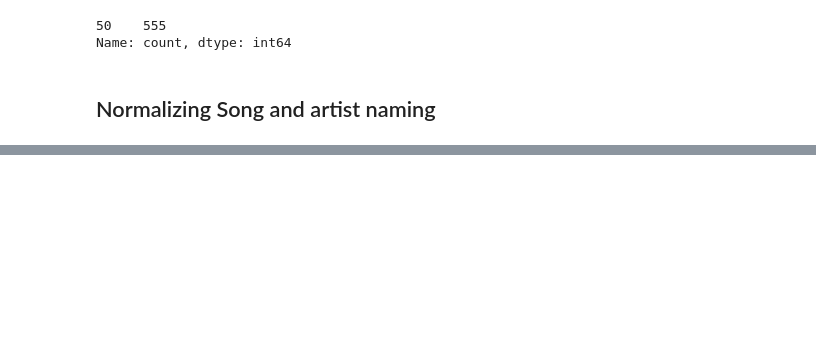
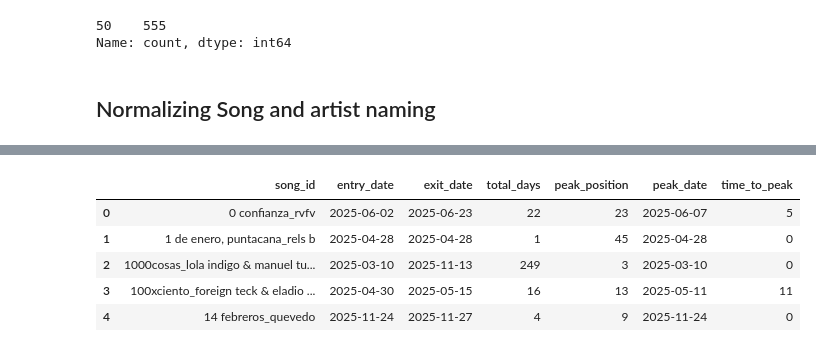
Before and after one commit to ruhaanizm/spaintopfifty, a Jupyter notebook: eda.ipynb, the cells around one changed output, grey strips where cells are left out. Saved outputs shown, nothing was run; the diff lists cells and outputs as text; code cells hidden in the pictures; blank space fills up the shorter version.

```diff
--- a/eda.ipynb
+++ b/eda.ipynb
@@ -103,0 +150,20 @@ df['artist'] = df['artist'].str.strip().str.lower()
+# %%
+# time to peak
+
+peak_dates = df.loc[df.groupby('song_id')['position'].idxmin()][['song_id', 'date']]
+peak_dates.rename(columns={'date': 'peak_date'}, inplace=True)
+
+lifecycle_df = lifecycle_df.merge(peak_dates, on='song_id')
+
+lifecycle_df['time_to_peak'] = (
+    lifecycle_df['peak_date'] - lifecycle_df['entry_date']
+).dt.days
+# %%
+lifecycle_df.head()
+# %% [output]
+|  | song_id | entry_date | exit_date | total_days | peak_position | peak_date | time_to_peak |
+| 0 | 0 confianza_rvfv | 2025-06-02 | 2025-06-23 | 22 | 23 | 2025-06-07 | 5 |
+| 1 | 1 de enero, puntacana_rels b | 2025-04-28 | 2025-04-28 | 1 | 45 | 2025-04-28 | 0 |
+| 2 | 1000cosas_lola indigo & manuel tu... | 2025-03-10 | 2025-11-13 | 249 | 3 | 2025-03-10 | 0 |
+| 3 | 100xciento_foreign teck & eladio ... | 2025-04-30 | 2025-05-15 | 16 | 13 | 2025-05-11 | 11 |
+| 4 | 14 febreros_quevedo | 2025-11-24 | 2025-11-27 | 4 | 9 | 2025-11-24 | 0 |
```
Also changed, not shown: parts of 15 cells of this notebook, 5 other files.
